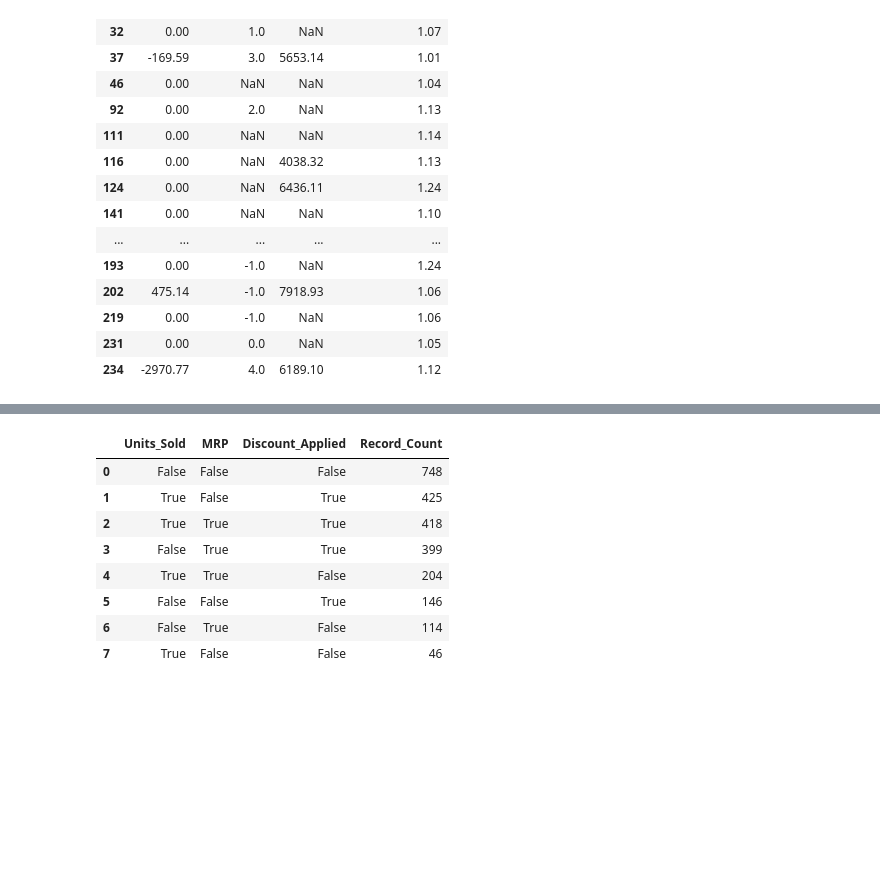
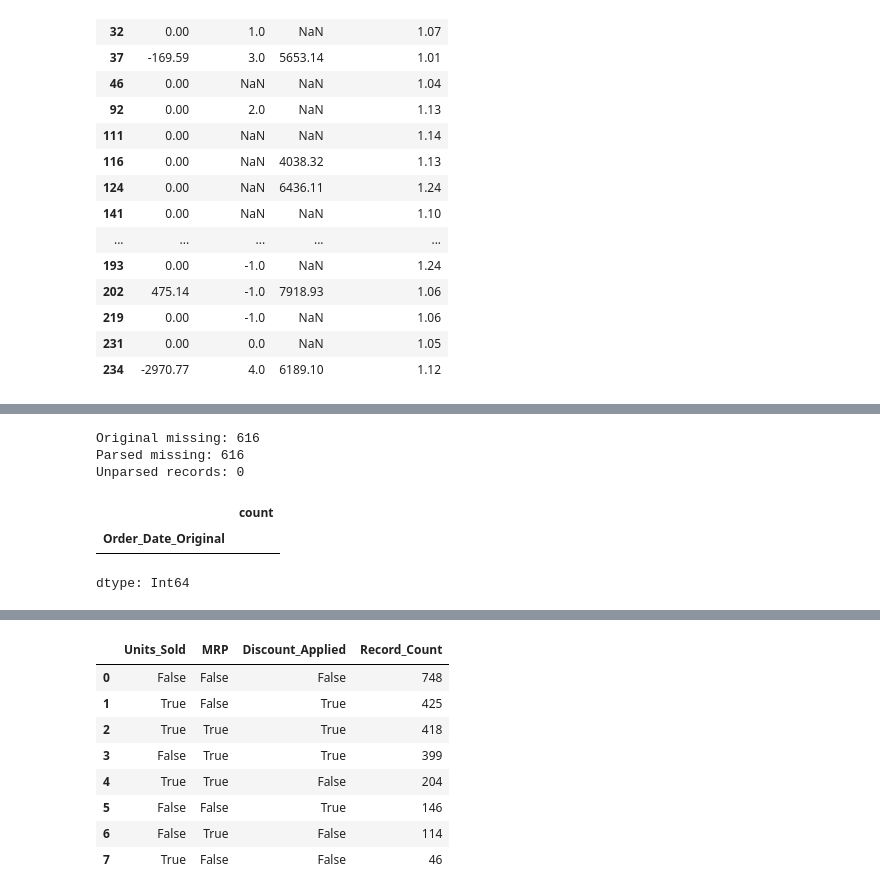
Before and after one commit to ShivamAttriX/ML_Practice, a Jupyter notebook: Data_Cleaning/Data_Cleaning.ipynb, the cells around one changed output, grey strips where cells are left out. Saved outputs shown, nothing was run; the diff lists cells and outputs as text; code cells hidden in the pictures; blank space fills up the shorter version.

```diff
--- a/Data_Cleaning/Data_Cleaning.ipynb
+++ b/Data_Cleaning/Data_Cleaning.ipynb
@@ -425,3 +401,75 @@ Name: Order_Date, dtype: datetime64[us]
+# %%
+# Preserve original dates
+cleaned_df['Order_Date_Original'] = df['Order_Date'].copy()
+
+raw_dates = (
+    cleaned_df['Order_Date_Original']
+    .astype('string')
+    .str.strip()
+)
+
+parsed_dates = pd.Series(
+    pd.NaT,
+    index=cleaned_df.index,
+    dtype='datetime64[ns]'
+)
+
+# YYYY-MM-DD
+mask_iso_dash = raw_dates.str.fullmatch(
+    r'\d{4}-\d{2}-\d{2}',
+    na=False
+)
+
+parsed_dates.loc[mask_iso_dash] = pd.to_datetime(
+    raw_dates.loc[mask_iso_dash],
+    format='%Y-%m-%d',
+    errors='coerce'
+)
+
+# YYYY/MM/DD
+mask_iso_slash = raw_dates.str.fullmatch(
+    r'\d{4}/\d{2}/\d{2}',
+    na=False
+)
+
+parsed_dates.loc[mask_iso_slash] = pd.to_datetime(
+    raw_dates.loc[mask_iso_slash],
+    format='%Y/%m/%d',
+    errors='coerce'
+)
+
+# DD-MM-YYYY
+mask_dmy = raw_dates.str.fullmatch(
+    r'\d{2}-\d{2}-\d{4}',
+    na=False
+)
+
+# Assumes hyphenated dates use day-first ordering.
+# Confirm this convention against the source data.
+parsed_dates.loc[mask_dmy] = pd.to_datetime(
+    raw_dates.loc[mask_dmy],
+    format='%d-%m-%Y',
+    errors='coerce'
+)
+
+cleaned_df['Order_Date'] = parsed_dates
+
+print("Original missing:", raw_dates.isna().sum())
+print("Parsed missing:", parsed_dates.isna().sum())
+
+# Identify non-null strings that failed parsing
+unparsed = raw_dates.notna() & parsed_dates.isna()
+
+print("Unparsed records:", unparsed.sum())
+
+display(raw_dates[unparsed].value_counts())
+# %% [output]
+Original missing: 616
+Parsed missing: 616
+Unparsed records: 0
+|  | count |
+| Order_Date_Original |  |
+dtype: Int64
 # %%
 categorical_cols = [
     'Gender_Category',
```
Also changed, not shown: parts of 13 cells of this notebook.
